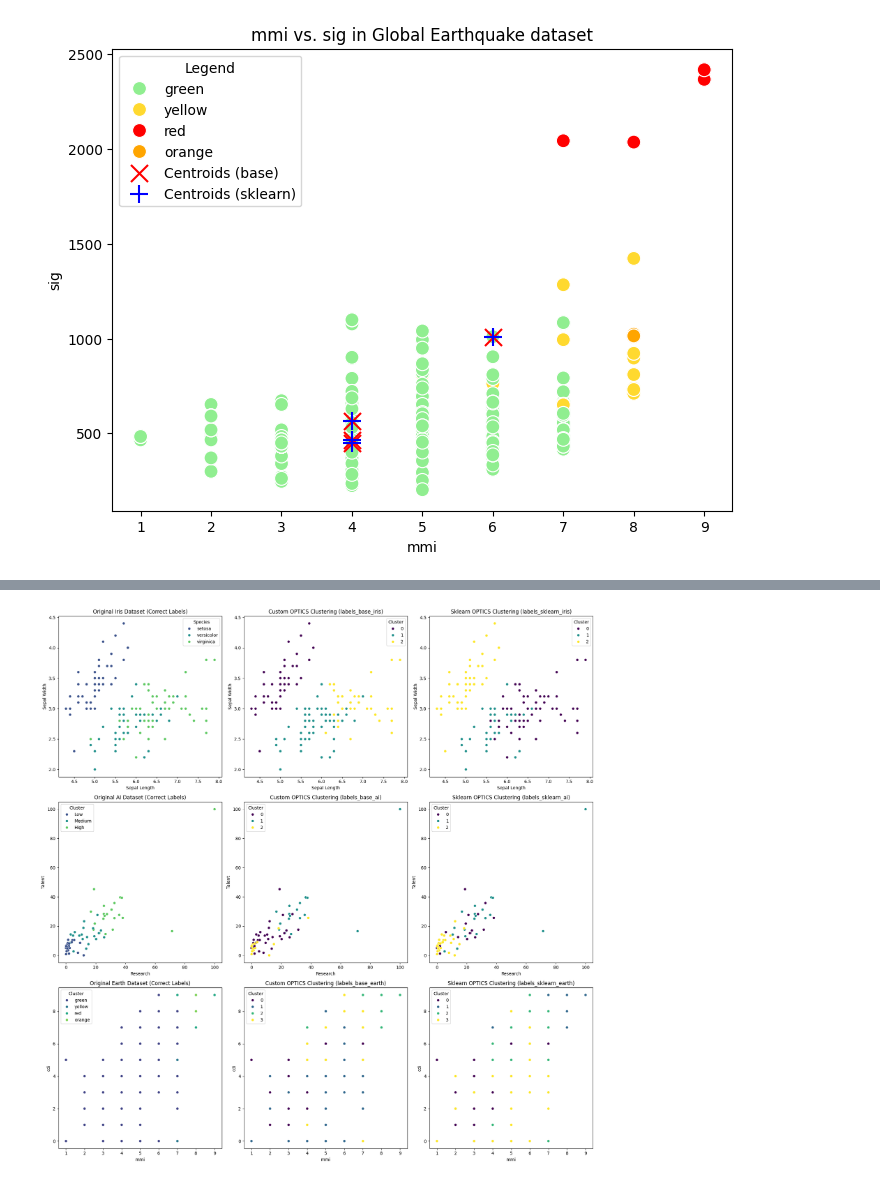
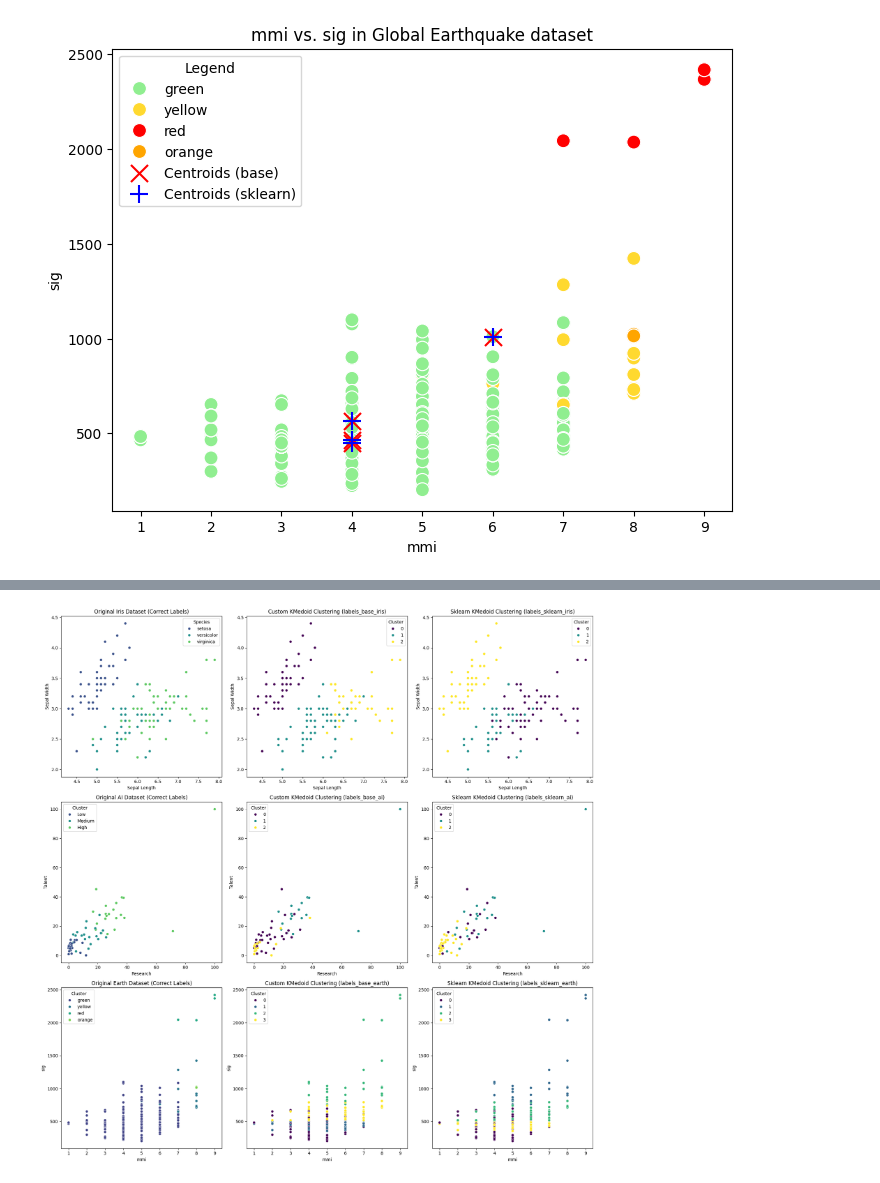
Before and after one commit to mirchandani-mohnish/ClusterMetrics, a Jupyter notebook: kmedoids.ipynb, the cells around one changed output, grey strips where cells are left out. Saved outputs shown, nothing was run; the diff lists cells and outputs as text; code cells hidden in the pictures.

```diff
--- a/kmedoids.ipynb
+++ b/kmedoids.ipynb
@@ -89,7 +89,7 @@ def print_metrics(X, true_labels_values, predicted_labels):
 # %%
 seed = 0
 # %%
-def k_medoids(X, k, max_iter=100, tol=1e-4, metric='euclidean'):
+def k_medoids(X, k, max_iter=100, tol=1e-4, metric='euclidean', method="pam"):
     n = len(X)
     rng = np.random.default_rng(seed)
     medoid_indices = rng.choice(n, k, replace=False)
@@ -401,14 +401,14 @@ axes[0][0].legend(title="Species")
 
 # Plot 2: Custom DBSCAN Labels (labels_base_iris)
 sns.scatterplot(data=iris, x="sepal_length", y="sepal_width", hue=labels_base_iris, palette="viridis", ax=axes[0][1])
-axes[0][1].set_title("Custom OPTICS Clustering (labels_base_iris)")
+axes[0][1].set_title("Custom KMedoid Clustering (labels_base_iris)")
 axes[0][1].set_xlabel("Sepal Length")
 axes[0][1].set_ylabel("Sepal Width")
 axes[0][1].legend(title="Cluster")
 
 # Plot 3: Sklearn DBSCAN Labels (labels_sklearn_iris)
 sns.scatterplot(data=iris, x="sepal_length", y="sepal_width", hue=labels_sklearn_iris, palette="viridis", ax=axes[0][2])
-axes[0][2].set_title("Sklearn OPTICS Clustering (labels_sklearn_iris)")
+axes[0][2].set_title("Sklearn KMedoid Clustering (labels_sklearn_iris)")
 axes[0][2].set_xlabel("Sepal Length")
 axes[0][2].set_ylabel("Sepal Width")
 axes[0][2].legend(title="Cluster")
@@ -422,42 +422,42 @@ axes[1][0].legend(title="Cluster")
 
 # Plot 2: Custom OPTICS Labels (labels_base_ai)
 sns.scatterplot(data=ai, x="Research", y="Talent", hue=labels_base_ai, palette="viridis", ax=axes[1][1])
-axes[1][1].set_title("Custom OPTICS Clustering (labels_base_ai)")
+axes[1][1].set_title("Custom KMedoid Clustering (labels_base_ai)")
 axes[1][1].set_xlabel("Research")
 axes[1][1].set_ylabel("Talent")
 axes[1][1].legend(title="Cluster")
 
 # Plot 3: Sklearn OPTICS Labels (labels_sklearn_ai)
 sns.scatterplot(data=ai, x="Research", y="Talent", hue=labels_sklearn_ai, palette="viridis", ax=axes[1][2])
-axes[1][2].set_title("Sklearn OPTICS Clustering (labels_sklearn_ai)")
+axes[1][2].set_title("Sklearn KMedoid Clustering (labels_sklearn_ai)")
 axes[1][2].set_xlabel("Research")
 axes[1][2].set_ylabel("Talent")
 axes[1][2].legend(title="Cluster")
 
 
 # Plot 1: Original Iris Dataset with Correct Labels
-sns.scatterplot(data=earthquakes, x="mmi", y="cdi", hue="alert", palette="viridis", ax=axes[2][0])
+sns.scatterplot(data=earthquakes, x="mmi", y="sig", hue="alert", palette="viridis", ax=axes[2][0])
 axes[2][0].set_title("Original Earth Dataset (Correct Labels)")
 axes[2][0].set_xlabel("mmi")
-axes[2][0].set_ylabel("cdi")
+axes[2][0].set_ylabel("sig")
 axes[2][0].legend(title="Cluster")
 
 # Plot 2: Custom DBSCAN Labels (labels_base_ai)
-sns.scatterplot(data=earthquakes, x="mmi", y="cdi", hue=labels_base_earth, palette="viridis", ax=axes[2][1])
-axes[2][1].set_title("Custom OPTICS Clustering (labels_base_earth)")
+sns.scatterplot(data=earthquakes, x="mmi", y="sig", hue=labels_base_earth, palette="viridis", ax=axes[2][1])
+axes[2][1].set_title("Custom KMedoid Clustering (labels_base_earth)")
 axes[2][1].set_xlabel("mmi")
-axes[2][1].set_ylabel("cdi")
+axes[2][1].set_ylabel("sig")
 axes[2][1].legend(title="Cluster")
 
 # Plot 3: Sklearn DBSCAN Labels (labels_sklearn_ai)
-sns.scatterplot(data=earthquakes, x="mmi", y="cdi", hue=labels_sklearn_earth, palette="viridis", ax=axes[2][2])
-axes[2][2].set_title("Sklearn OPTICS Clustering (labels_sklearn_earth)")
+sns.scatterplot(data=earthquakes, x="mmi", y="sig", hue=labels_sklearn_earth, palette="viridis", ax=axes[2][2])
+axes[2][2].set_title("Sklearn KMedoid Clustering (labels_sklearn_earth)")
 axes[2][2].set_xlabel("mmi")
-axes[2][2].set_ylabel("cdi")
+axes[2][2].set_ylabel("sig")
 axes[2][2].legend(title="Cluster")
 
 # Adjust layout and display the plot
 plt.tight_layout()
 plt.show()
 # %% [output]
-[figure, old version]
+[figure, new version]
```
Also changed, not shown: parts of 7 cells of this notebook.
